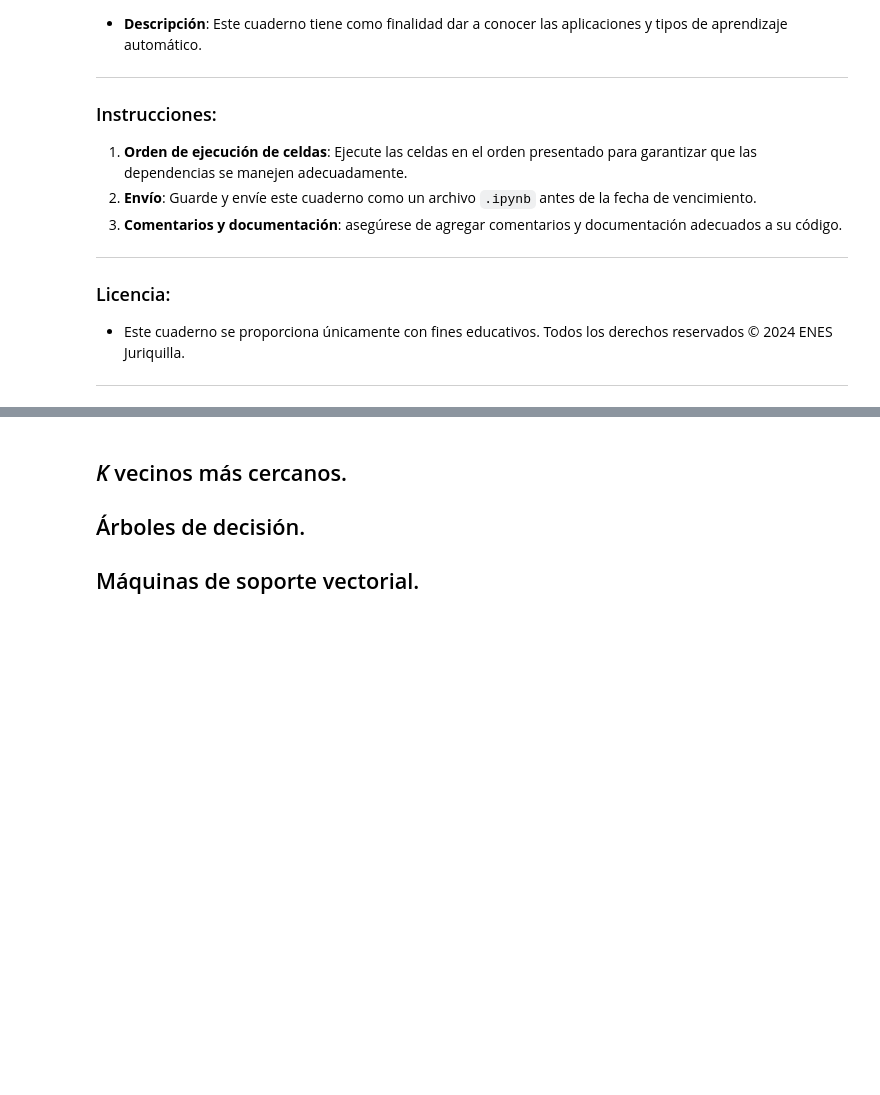
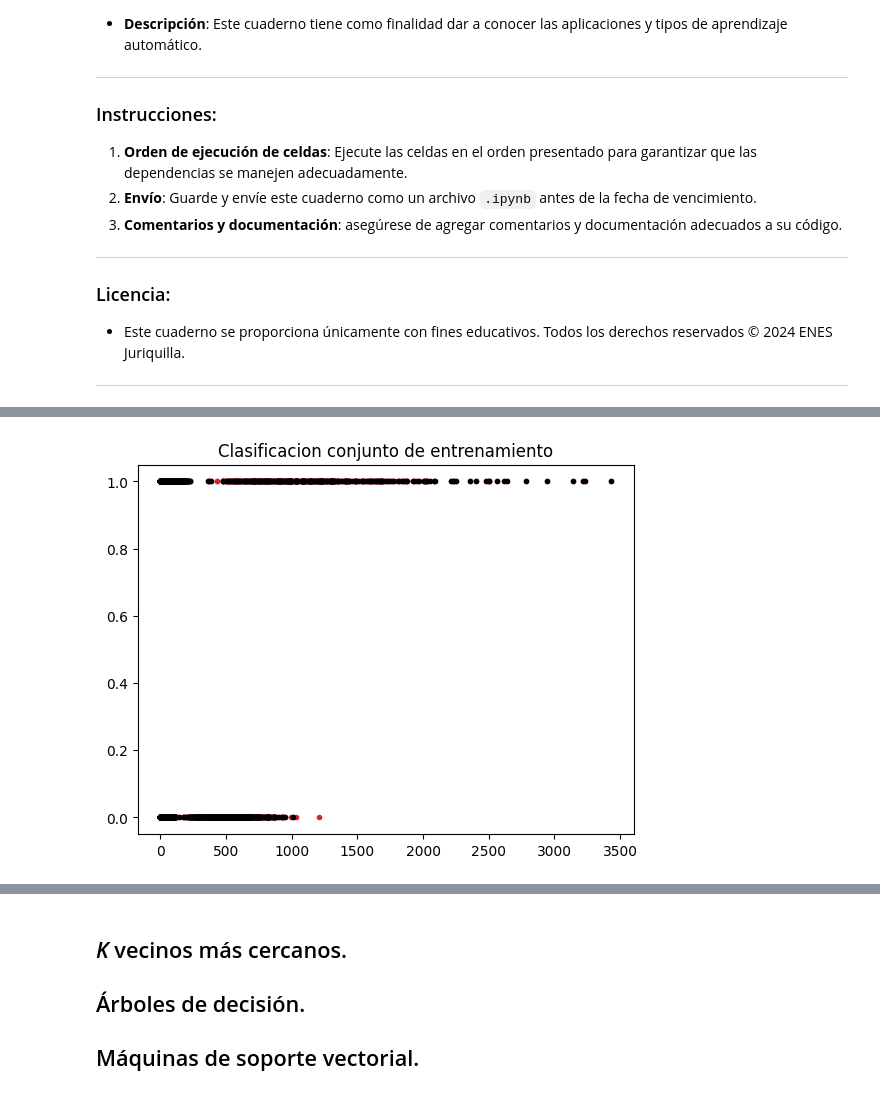
Before and after one commit to jesolisp/Curso-Introduccion-Aprendizaje-Automatico, a Jupyter notebook: docs/JESP_03_Modelos_clasificacion.ipynb, the cells around one changed output, grey strips where cells are left out. Cells and saved outputs as stored; diff of their text form; code cells hidden in the pictures; blank space fills up the shorter version.

```diff
--- a/docs/JESP_03_Modelos_clasificacion.ipynb
+++ b/docs/JESP_03_Modelos_clasificacion.ipynb
@@ -231,0 +233,14 @@ Una de las imágenes digitalizadas que conforman la base de datos es la siguient
+# %%
+import pandas as pd
+import seaborn as sns
+
+from sklearn import metrics
+from sklearn.datasets import load_breast_cancer
+from sklearn.linear_model import LogisticRegression
+from sklearn.model_selection import train_test_split
+from sklearn.metrics import confusion_matrix, ConfusionMatrixDisplay
+
+# 1. Carga y regresa el conjunto de datos de Wisconsin de cancer de seno (clasificación)
+cancer = load_breast_cancer()
+
+pd.DataFrame(cancer.target).value_counts()
@@ -231,0 +264,17 @@ Una de las imágenes digitalizadas que conforman la base de datos es la siguient
+# %%
+# 6. Procesamiento de los datos
+X_train, X_test, y_train, y_test = train_test_split(cancer.data, cancer.target, test_size = 0.20, random_state = 696)
+# %%
+# 6.1. Creacion del modelo logistico
+logreg = LogisticRegression(solver = 'liblinear')
+
+# 6.2. Ajuste del modelo
+logreg.fit(X_train, y_train)
+
+# 6.3. Prediccion del modelo
+y_train_pred = logreg.predict(X_train)
+y_test_pred = logreg.predict(X_test)
+
+# 7. Obtenemos la puntuación del modelo
+print('Training score: {:.3f}'.format(logreg.score(X_train, y_train)))
+print('Test score: {:.3f}'.format(logreg.score(X_test, y_test)))
@@ -231,0 +295,8 @@ Una de las imágenes digitalizadas que conforman la base de datos es la siguient
+# %%
+plt.figure()
+plt.plot(X_train, y_train, '.')
+plt.plot(X_train, y_train_pred, '.k')
+plt.title('Clasificacion conjunto de entrenamiento')
+plt.show()
+# %% [output]
+[figure, added]
```
Also changed, not shown: parts of 13 cells of this notebook, 5 other files.
